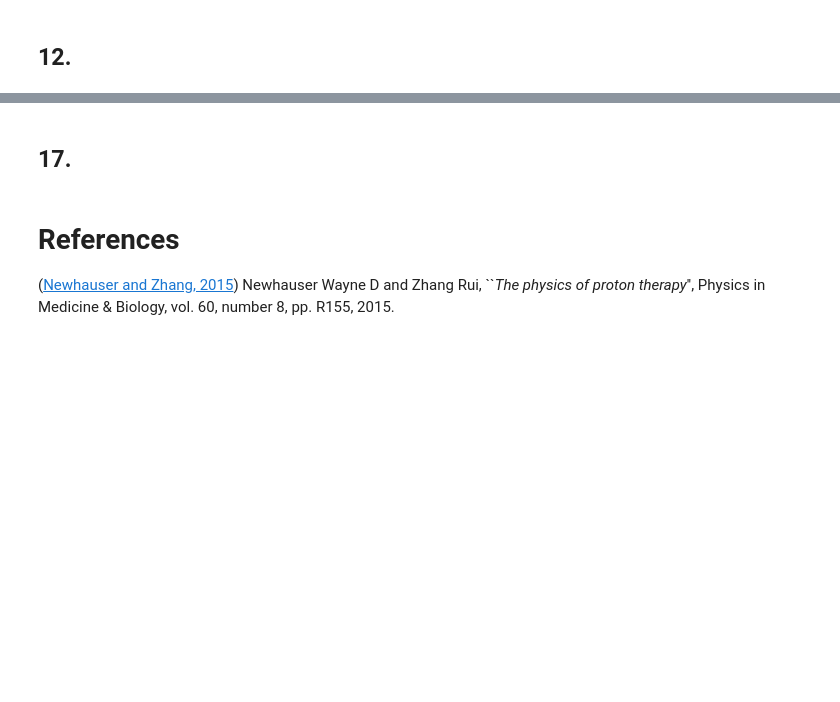
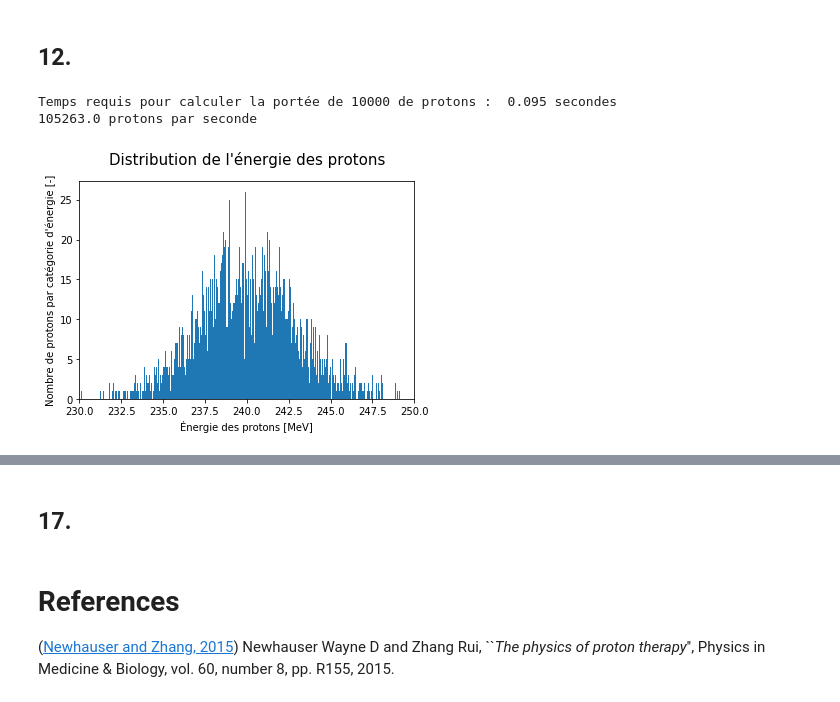
Before and after one commit to eliedl/Physique_numerique, a Jupyter notebook: TP1/TP1_Elie.ipynb, the cells around one changed output, grey strips where cells are left out. Drawn from its saved outputs; the diff is of its cells as text; code cells hidden in the pictures; blank space fills up the shorter version.

```diff
--- a/TP1/TP1_Elie.ipynb
+++ b/TP1/TP1_Elie.ipynb
@@ -525,2 +546,47 @@ plot_histo(mu_sp, sigma_sp, x_fit_sp, y_sp, n_sp, x_sp, wid_sp, portee_sp, time_
 # %% [markdown]
 ## 12.
+# %%
+def weighted_avg_and_std(values, weights):
+    """
+    Retourne la moyenne et l'écart type à partir des poids.
+
+    values, weights -- Numpy ndarrays ayant les mêmes dimensions.
+    """
+    average = np.average(values, weights=weights)
+    variance = np.average((values-average)**2, weights=weights)  # Fast and numerically precise
+    return (average, np.sqrt(variance))
+
+nombre_protons = 10000
+
+
+start = timer()
+
+protons = np.histogram(energie, 2000)
+
+mat = []
+
+count = protons[0][np.nonzero(protons[0])[0]]
+e = protons[1][np.nonzero(protons[0])[0]]
+
+mat = gauss_quad(15, e)
+
+total = [count, mat]
+end = timer()
+
+time_opt = np.round(end - start, 4)
+
+
+print("Temps requis pour calculer la portée de {} de protons : ".format(nombre_protons), time_opt, "secondes")
+print("{} protons par seconde".format(np.round(nombre_protons/time_opt)))
+# %% [output]
+Temps requis pour calculer la portée de 10000 de protons :  0.095 secondes
+105263.0 protons par seconde
+# %%
+plt.hist(protons[1][:-1], weights=protons[0], bins= 2000)
+plt.xlabel("Énergie des protons [MeV]")
+plt.ylabel("Nombre de protons par catégorie d'énergie [-]")
+plt.title("Distribution de l'énergie des protons", y=1.05, fontsize=15)
+plt.xlim([230, 250])
+plt.show()
+# %% [output]
+[figure, added]
```
Also changed, not shown: parts of 14 cells of this notebook.
